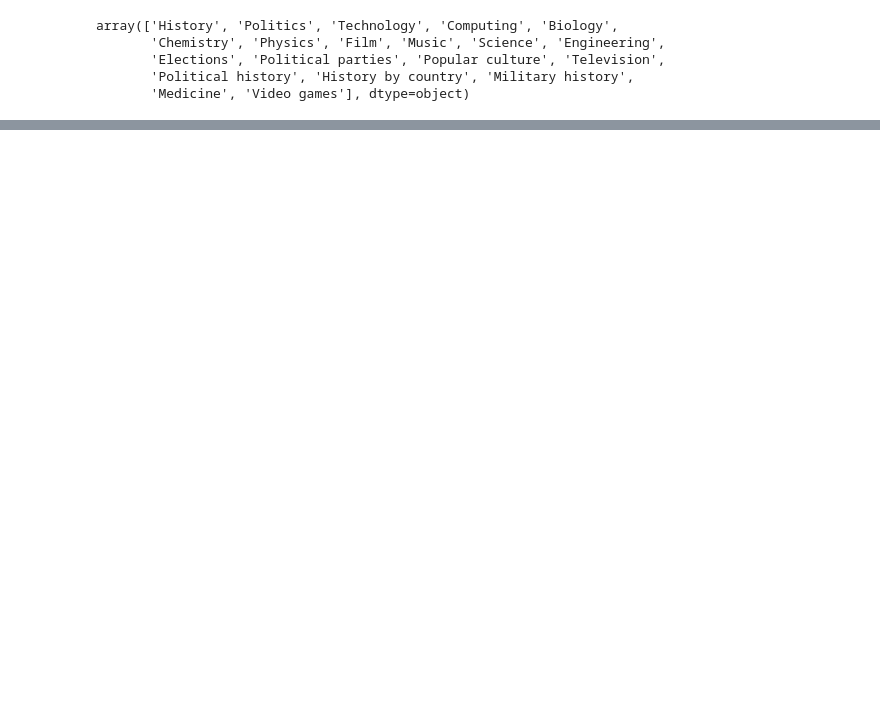
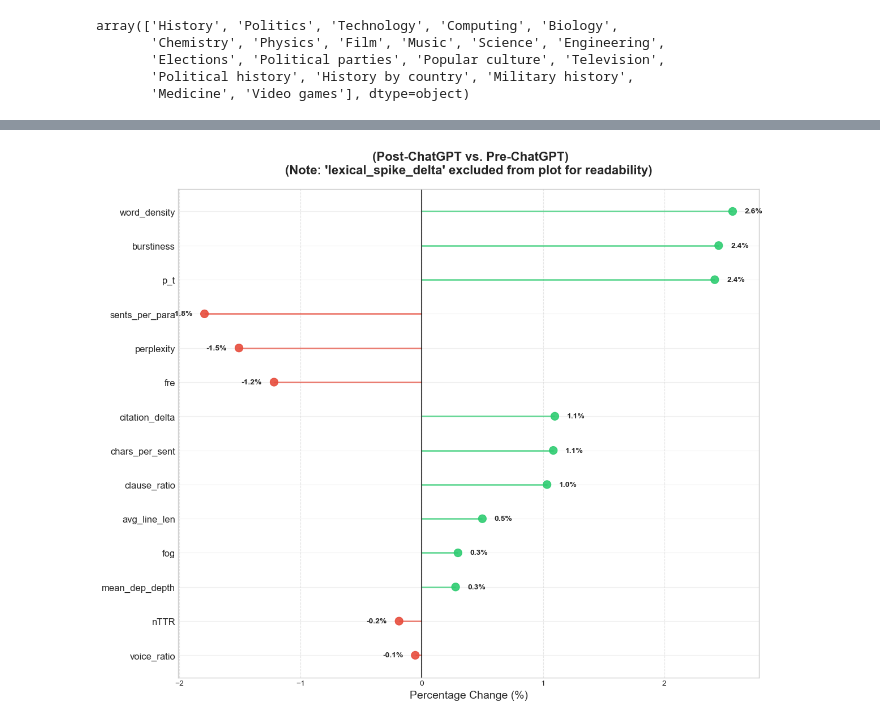
Before and after one commit to LeTartap/WikiMScThesis, a Jupyter notebook: python_code/voting_sys_with_normalizer.ipynb, the cells around one changed output, grey strips where cells are left out. Saved outputs shown, nothing was run; the diff lists cells and outputs as text; code cells hidden in the pictures; blank space fills up the shorter version.

Commit message:
separated parameters for the voting system for easier controls, plots for mean shift of AI_votes

```diff
--- a/python_code/voting_sys_with_normalizer.ipynb
+++ b/python_code/voting_sys_with_normalizer.ipynb
@@ -188,6 +178,10 @@ Index(['Unnamed: 0', 'snapshot_ts', 'rev_id', 'timestamp', 'user', 'is_bot',
        'sents_per_para_zscore', 'avg_line_len_zscore', 'nTTR_zscore',
        'word_density_zscore', 'citation_delta_zscore'],
       dtype='object')
+# %%
+# You can easily experiment with these two parameters now.
+Z_SCORE_THRESHOLD = 2.5
+MINIMUM_VOTES = 4 # e.g., flag if at least 4 out of 15 features are anomalous
 # %%
 import pandas as pd
 import numpy as np
@@ -485,3 +506,94 @@ array(['History', 'Politics', 'Technology', 'Computing', 'Biology',
        'Elections', 'Political parties', 'Popular culture', 'Television',
        'Political history', 'History by country', 'Military history',
        'Medicine', 'Video games'], dtype=object)
+# %%
+import pandas as pd
+import numpy as np
+import matplotlib.pyplot as plt
+import seaborn as sns
+
+def plot_percentage_change_lollipop_corrected(df: pd.DataFrame, feature_cols: list[str], cutoff_date_str: str = '2022-11-01'):
+    """
+    Calculates and creates a diverging lollipop plot, robustly handling
+    extreme outliers for a clear and readable visualization.
+
+    Args:
+        df (pd.DataFrame): The DataFrame containing the data and a timestamp column.
+        feature_cols (list[str]): A list of the raw feature columns to analyze.
+        cutoff_date_str (str): The date string to use as the cutoff point.
+    """
+    print("--- Calculating Percentage Change for Lollipop Plot ---")
+
+    # --- 1. Data Preparation ---
+    df_work = df.copy()
+    df_work['timestamp'] = pd.to_datetime(df_work['timestamp'], utc=True, errors='coerce')
+
+    cutoff_date = pd.Timestamp(cutoff_date_str, tz='UTC')
+    pre_df = df_work[df_work['timestamp'] < cutoff_date]
+    post_df = df_work[df_work['timestamp'] >= cutoff_date]
+
+    # --- 2. Calculate Means and Percentage Change ---
+    pre_means = pre_df[feature_cols].mean()
+    post_means = post_df[feature_cols].mean()
+    percentage_change = ((post_means - pre_means) / pre_means.abs()) * 100
+
+    change_df = percentage_change.reset_index()
+    change_df.columns = ['feature', 'percentage_change']
+
+    print("\n--- Percentage Change in Mean Values (Full Data) ---")
+    display(change_df)
+
+    # --- 3. Prepare Data for Visualization (Handle Outlier) ---
+    # Exclude the feature causing the extreme scale distortion from the plot
+    outlier_feature = 'lexical_spike_delta'
+    plot_df = change_df[change_df['feature'] != outlier_feature].copy()
+
+    # Sort by the magnitude of change for a cleaner plot
+    plot_df = plot_df.reindex(plot_df.percentage_change.abs().sort_values(ascending=False).index)
+
+    print(f"\nNOTE: The feature '{outlier_feature}' was excluded from the plot due to its extreme scale, but its value is reported above.")
+
+    # --- 4. Visualization ---
+    plt.style.use('seaborn-v0_8-whitegrid')
+    fig, ax = plt.subplots(figsize=(12, 10))
+
+    colors = ['#2ecc71' if x >= 0 else '#e74c3c' for x in plot_df['percentage_change']]
+
+    ax.hlines(y=plot_df['feature'], xmin=0, xmax=plot_df['percentage_change'], color=colors, alpha=0.7, linewidth=2)
+    ax.scatter(plot_df['percentage_change'], plot_df['feature'], color=colors, s=100, alpha=0.9, zorder=3)
+
+    for i, row in plot_df.iterrows():
+        change = row['percentage_change']
+        ha = 'left' if change >= 0 else 'right'
+        offset = 0.1 * np.sign(change) if change != 0 else 0.1
+        ax.text(change + offset, row['feature'], f'{change:.1f}%',
+                ha=ha, va='center', fontsize=10, weight='bold')
+
+    title_text = (
+        ' (Post-ChatGPT vs. Pre-ChatGPT)\n'
+        f"(Note: '{outlier_feature}' excluded from plot for readability)"
+    )
+    ax.set_title(title_text, fontsize=16, weight='bold', pad=20)
+    ax.set_xlabel('Percentage Change (%)', fontsize=14)
+    ax.set_ylabel('')
+    ax.tick_params(axis='y', labelsize=12)
+    ax.grid(axis='y', linestyle='-', alpha=0.3)
+    ax.grid(axis='x', linestyle='--', alpha=0.5)
+
+    ax.axvline(0, color='black', linestyle='-', linewidth=1.5, alpha=0.7)
+
+    ax.invert_yaxis()
+
+    plt.tight_layout()
+    plt.show()
+
+# --- Main Execution Block ---
+raw_features_to_plot = [
+    'p_t', 'lexical_spike_delta', 'perplexity', 'burstiness', 'mean_dep_depth',
+    'clause_ratio', 'voice_ratio', 'fre', 'fog', 'chars_per_sent',
+    'sents_per_para', 'avg_line_len', 'nTTR', 'word_density', 'citation_delta'
+]
+existing_features = [f for f in raw_features_to_plot if f in final_df.columns]
+
+plot_percentage_change_lollipop_corrected(final_df, existing_features)
+# %% [output]
@@ -487,0 +620 @@ array(['History', 'Politics', 'Technology', 'Computing', 'Biology',
+[figure, added]
```
Also changed, not shown: parts of 9 cells of this notebook, 2 other files.
